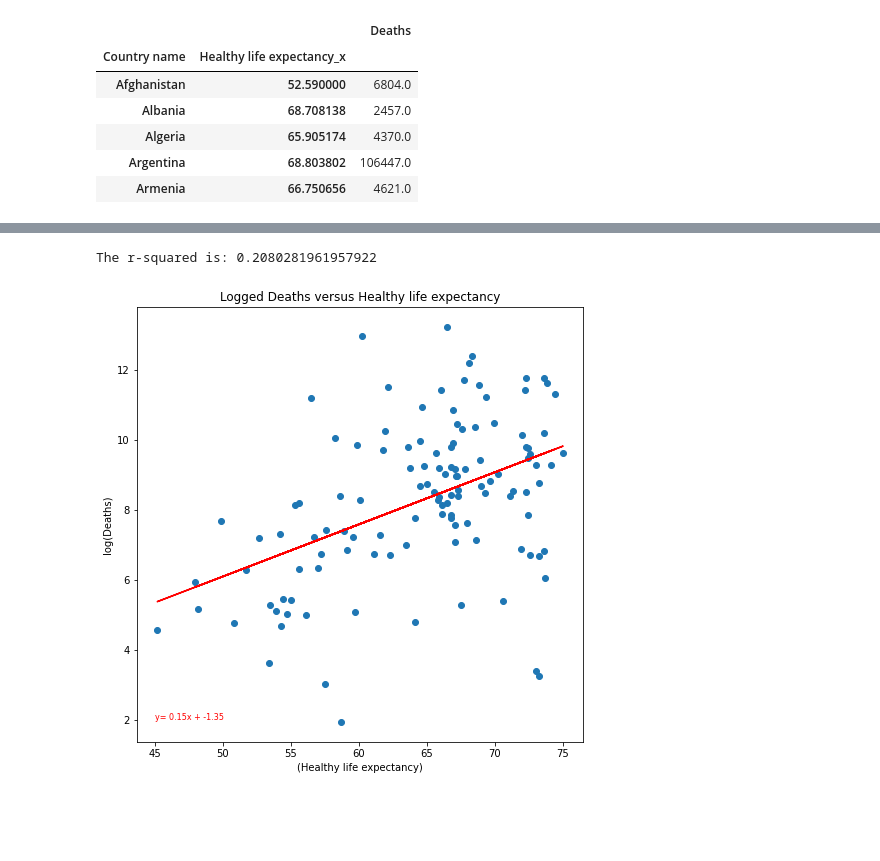
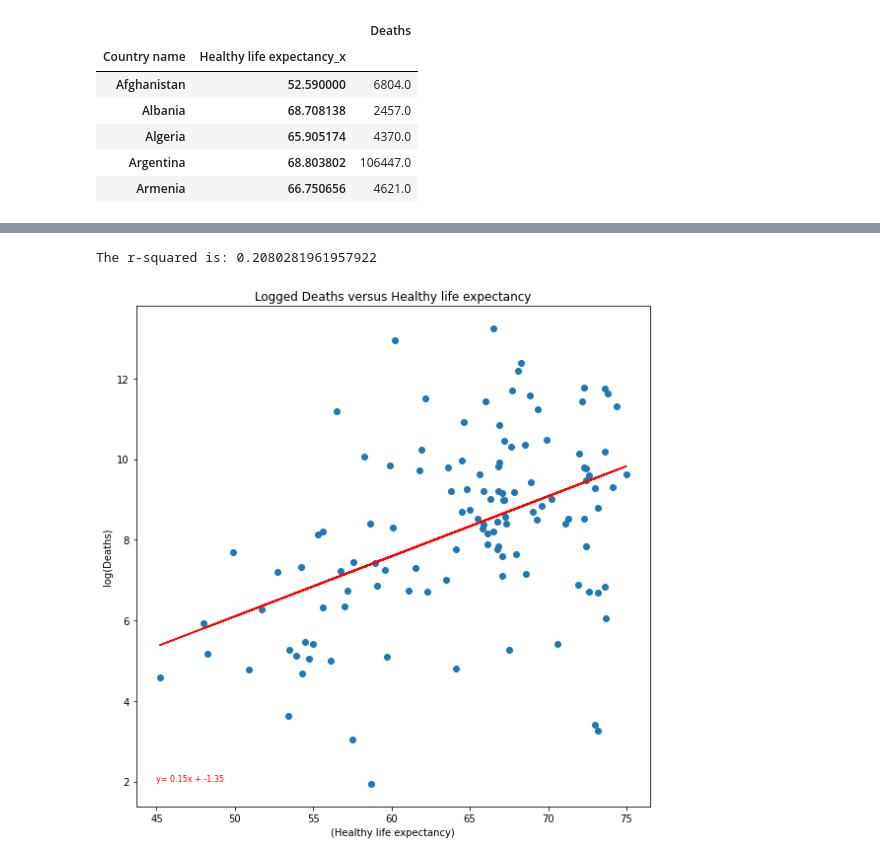
Before and after one commit to maxkrueger96/NU-Bootcamp-Data-Science-1, a Jupyter notebook: maxthachet/NU-Bootcamp-Data-Science-1-origin/The last question 4.ipynb, the cells around one changed output, grey strips where cells are left out. Drawn from its saved outputs; the diff is of its cells as text; code cells hidden in the pictures; blank space fills up the shorter version.

```diff
--- a/maxthachet/NU-Bootcamp-Data-Science-1-origin/The last question 4.ipynb
+++ b/maxthachet/NU-Bootcamp-Data-Science-1-origin/The last question 4.ipynb
@@ -167,18 +169,20 @@ Together_merge_2020_With_countries_df.dropna(inplace=True)
 # %%
 plt.rcParams['figure.figsize'] = [8, 8]
 x_values = Together_merge_2020_With_countries_df['Healthy life expectancy_x']
 y_values = np.log(Together_merge_2020_With_countries_df['Deaths'])
 (slope,intercept,rvalue,pvalue,stderr) = st.linregress(x_values,y_values)
 regress_values=x_values*slope + intercept
 line_eq_1 = "y= " + str(round(slope,2)) + "x + "+ str(round(intercept,2))
 plt.scatter(x_values,y_values)
 plt.plot(x_values,regress_values,"r-")
 plt.annotate(line_eq_1,(45,2),fontsize =8, color='red')
 plt.xlabel('(Healthy life expectancy)')
 plt.ylabel('log(Deaths)')
 plt.title('Logged Deaths versus Healthy life expectancy')
 print(f'The r-squared is: {rvalue ** 2}')
+plt.tight_layout()
+plt.savefig('deaths_vs_life_expectancy_2020.png')
 plt.show()
 # %% [output]
 The r-squared is: 0.2080281961957922
-[figure, old version]
+[figure, new version]
```
Also changed, not shown: parts of 2 cells of this notebook, 4 other files.
